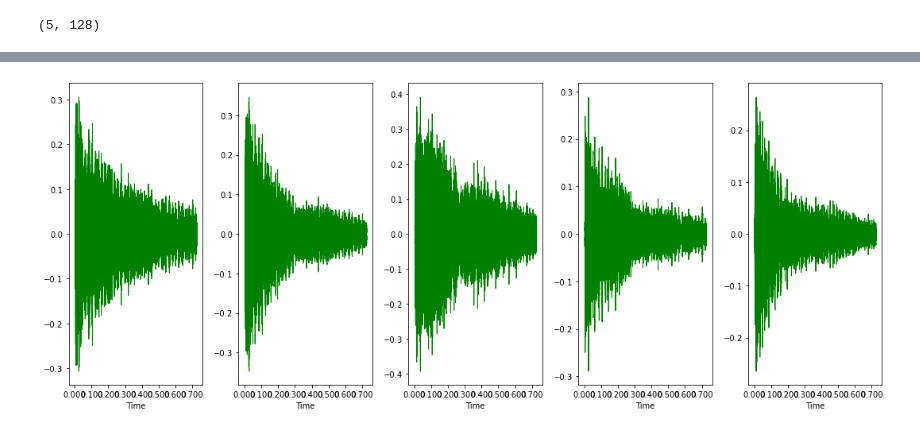
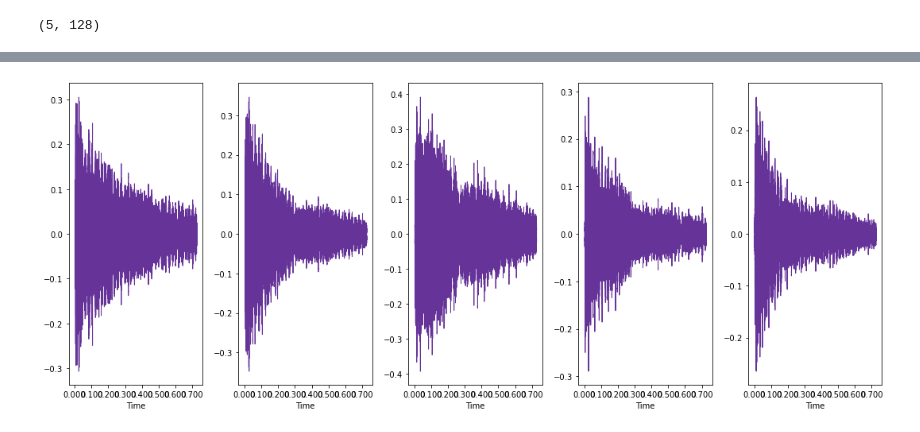
Before and after one commit to mezaga/guitar_VAE, a Jupyter notebook: train.ipynb, the cells around one changed output, grey strips where cells are left out. Drawn from its saved outputs; the diff is of its cells as text; code cells hidden in the pictures.

```diff
--- a/train.ipynb
+++ b/train.ipynb
@@ -416,7 +416,7 @@ v = [gen_latent[i].flatten() for i in range(5)]
 plt.figure(figsize=(15, 6))#.suptitle("Gen waveform")
 for i in range(5):
     plt.subplot(1, 5, i+ 1)#.set_title(i)
-    librosa.display.waveshow(v[i], color='green')
+    librosa.display.waveshow(v[i], color='rebeccapurple')
 plt.tight_layout()
 #plt.title()
 plt.show()
@@ -425,4 +425,4 @@ plt.show()
-[figure, old version]
+[figure, new version]
 # %%
 Audio(v[0],sr16k)
 # %% [output]
```
Also changed, not shown: parts of 1 cell of this notebook, 1 other file.
